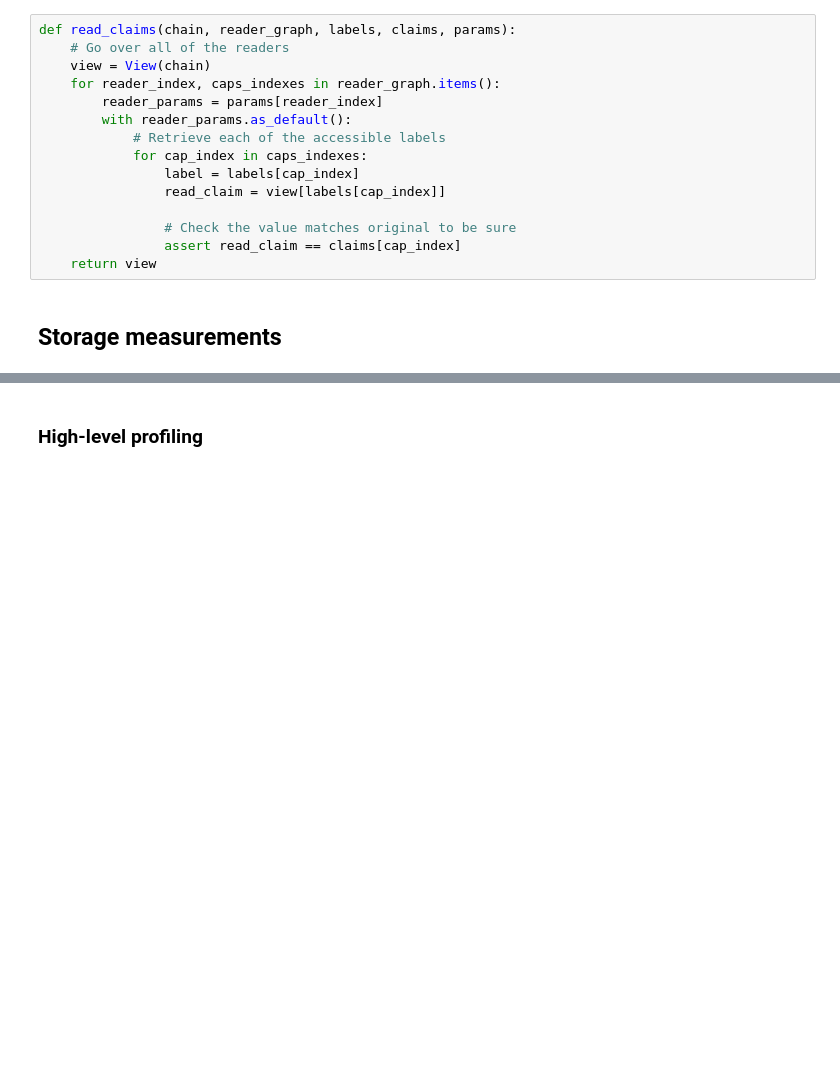
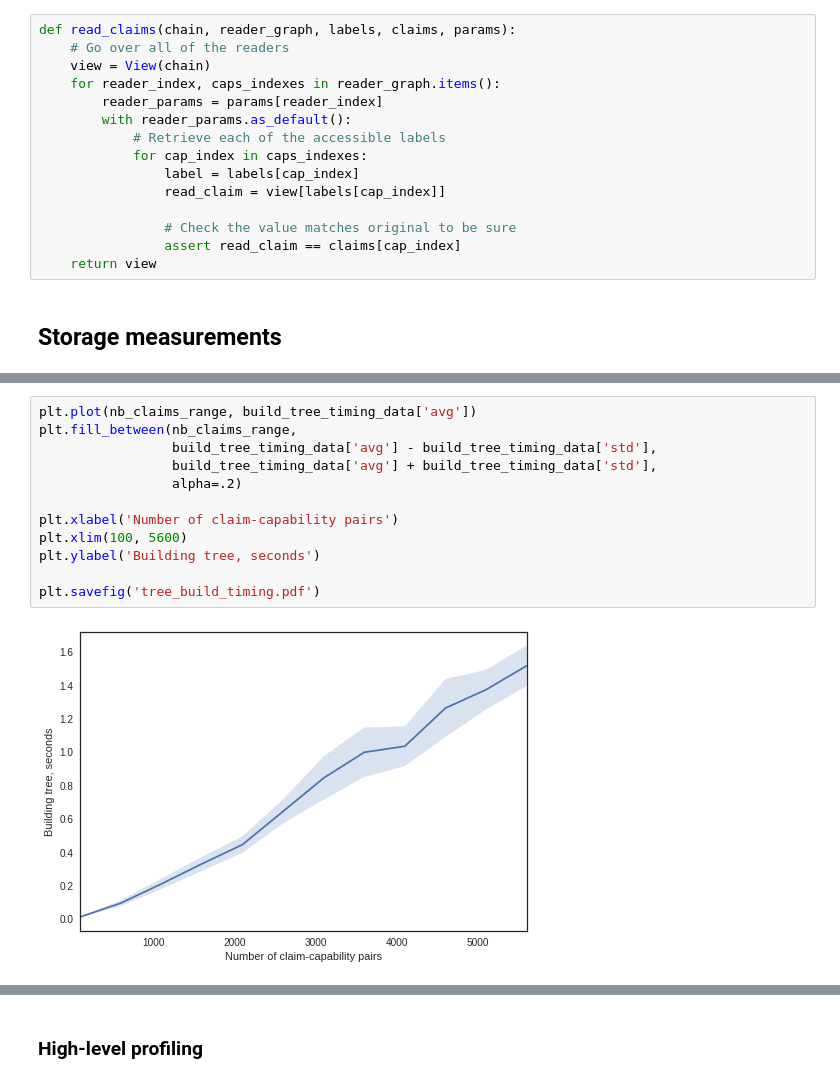
Before and after one commit to claimchain/claimchain-core, a Jupyter notebook: simulations/operations_profiling.ipynb, the cells around one changed output, grey strips where cells are left out. Saved outputs shown, nothing was run; the diff lists cells and outputs as text; blank space fills up the shorter version.

```diff
--- a/simulations/operations_profiling.ipynb
+++ b/simulations/operations_profiling.ipynb
@@ -182,0 +223,14 @@ plt.show()
+# %%
+plt.plot(nb_claims_range, build_tree_timing_data['avg'])
+plt.fill_between(nb_claims_range,
+                 build_tree_timing_data['avg'] - build_tree_timing_data['std'],
+                 build_tree_timing_data['avg'] + build_tree_timing_data['std'],
+                 alpha=.2)
+
+plt.xlabel('Number of claim-capability pairs')
+plt.xlim(100, 5600)
+plt.ylabel('Building tree, seconds')
+
+plt.savefig('tree_build_timing.pdf')
+# %% [output]
+[figure, added]
```
Also changed, not shown: parts of 21 cells of this notebook, 1 other file.
